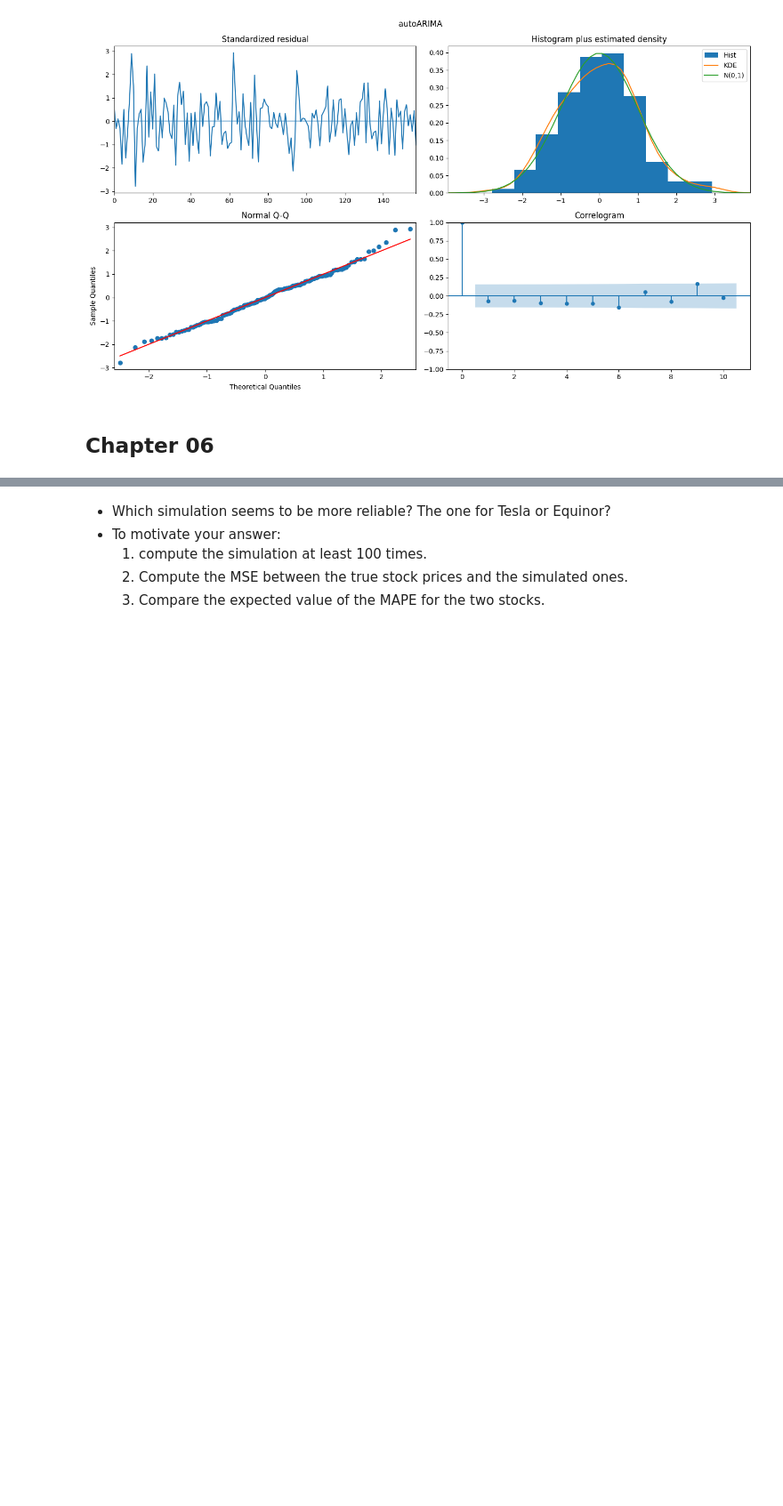
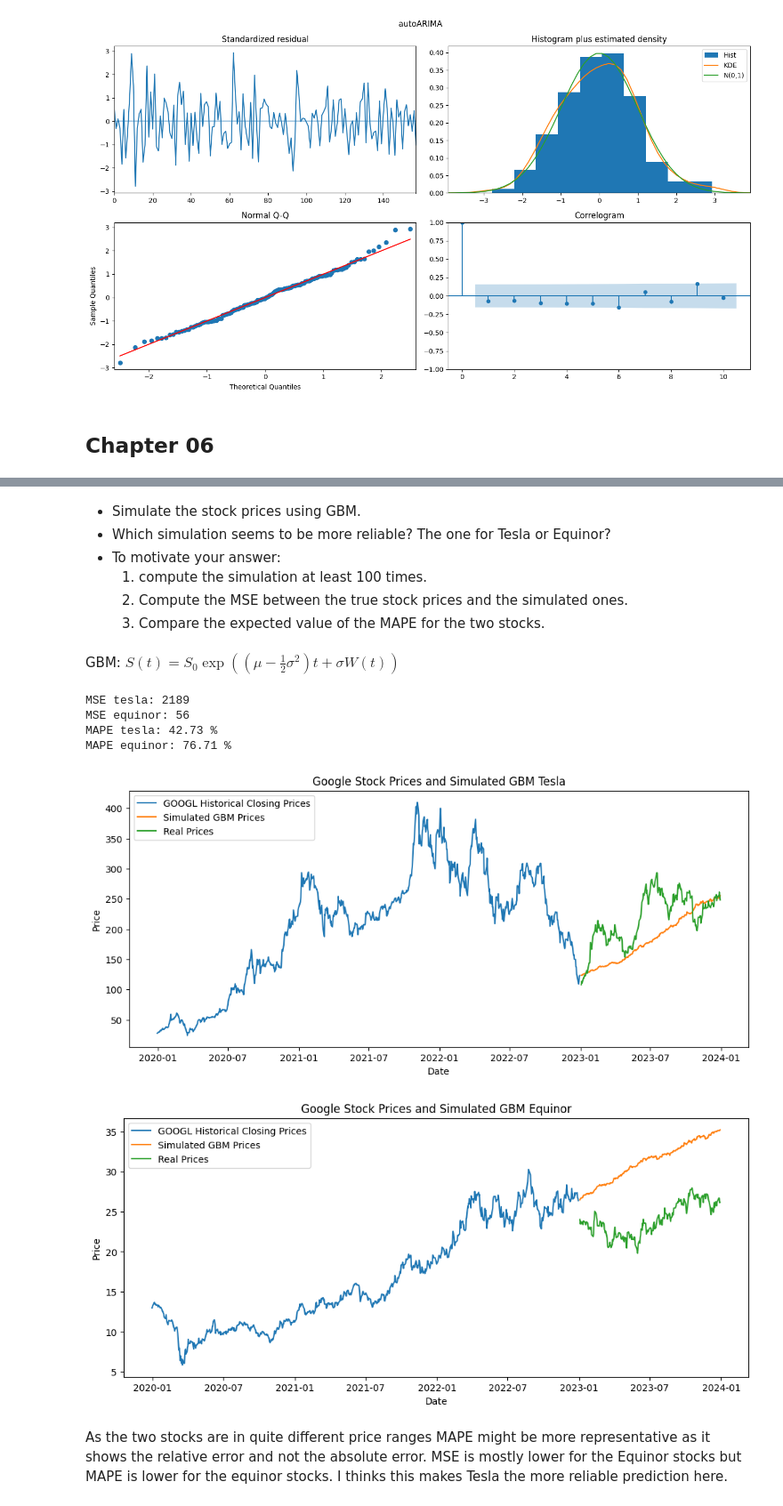
Before and after one commit to Selkief/python-time-series-handbook, a Jupyter notebook: exercises5-8.ipynb, the cells around one changed output, grey strips where cells are left out. Shown at 89% size. Saved outputs shown, nothing was run; the diff lists cells and outputs as text; code cells hidden in the pictures; blank space fills up the shorter version.

```diff
--- a/exercises5-8.ipynb
+++ b/exercises5-8.ipynb
@@ -401,6 +536,86 @@ plt.tight_layout()
 # %% [markdown]
+- Simulate the stock prices using GBM.
 - Which simulation seems to be more reliable? The one for Tesla or Equinor?
 - To motivate your answer:
     1. compute the simulation at least 100 times.
     2. Compute the MSE between the true stock prices and the simulated ones.
     3. Compare the expected value of the MAPE for the two stocks.
+# %% [markdown]
+GBM: $S(t) = S_0 \exp\left((\mu - \frac{1}{2} \sigma^2)t + \sigma W(t)\right)$
+# %%
+##set up parameters for GBM
+#identical for both ts:
+T = 1  #time period in years (for the prediction)
+N = int(len(tesla)/3)-2 #number of timesteps
+dt = T/N #time step in years
+t  = np.linspace(0, T, N)
+#tesla
+S0_tesla = tesla[-1] #last point in the data
+mu_tesla = data_t["Close"].pct_change().mean() * N #annualized mean
+sigma_tesla = data_t["Close"].pct_change().std() * np.sqrt(N) #annualized std
+#equinor
+S0_equinor = equinor[-1]
+mu_equinor = data_e["Close"].pct_change().mean() * N
+sigma_equinor= data_e["Close"].pct_change().std() * np.sqrt(N)
+
+#calculate GBM for 100 paths
+def GBM_simulation(mu, sigma, time_step, S0):
+    paths = []
+    for _ in range(100):
+        W = np.cumsum(np.random.standard_normal(size=N))*np.sqrt(dt)
+        X = (mu - 0.5 * sigma**2) * time_step + sigma * W
+        paths.append(S0 * np.exp(X))
+    path_mean = np.array(paths).mean(axis=0)
+    path_std = np.array(paths).std(axis=0)
+    return path_mean, path_std
+
+GBM_tesla_m, GBM_tesla_std = GBM_simulation(mu_tesla, sigma_tesla, t, S0_tesla)
+GBM_equinor_m, GBM_equinor_std = GBM_simulation(mu_equinor, sigma_equinor, t, S0_equinor)
+
+#download real data for the following year to compare to simulation
+tesla_compare = get_data('TSLA', start='2022-12-31', end='2023-12-31')
+equinor_compare = get_data('EQNR', start='2022-12-31', end='2023-12-31')
+
+#plot of the simulated GBM and the real stock prices
+plt.figure(figsize=(12, 5))
+plt.plot(data_t["Close"].index, tesla, label='GOOGL Historical Closing Prices')
+plt.plot(tesla_compare["Close"].index, GBM_tesla_m, label='Simulated GBM Prices')
+#plt.fill_between(tesla_compare["Close"].index, GBM_tesla_m-0.05*GBM_tesla_std, GBM_tesla_m+0.05*GBM_tesla_std, color='tab:orange', alpha=0.2, label='95% CI')
+plt.plot(tesla_compare['Close'], label='Real Prices')
+plt.legend(loc='upper left')
+plt.title('Google Stock Prices and Simulated GBM Tesla')
+plt.xlabel('Date')
+plt.ylabel('Price')
+
+plt.figure(figsize=(12, 5))
+plt.plot(data_e["Close"].index, equinor, label='GOOGL Historical Closing Prices')
+plt.plot(equinor_compare["Close"].index, GBM_equinor_m, label='Simulated GBM Prices')
+#plt.fill_between(tesla_compare["Close"].index, GBM_tesla_m-0.05*GBM_tesla_std, GBM_tesla_m+0.05*GBM_tesla_std, color='tab:orange', alpha=0.2, label='95% CI')
+plt.plot(equinor_compare['Close'], label='Real Prices')
+plt.legend(loc='upper left')
+plt.title('Google Stock Prices and Simulated GBM Equinor')
+plt.xlabel('Date')
+plt.ylabel('Price')
+
+#calculate MSE between predicted and real
+tesla_mse = mse(GBM_tesla_m, tesla_compare["Close"], axis=0)
+equinor_mse = mse(GBM_equinor_m, equinor_compare["Close"], axis=0)
+
+print(f"MSE tesla: {tesla_mse:.0f}")
+print(f"MSE equinor: {equinor_mse:.0f}")
+
+#calculate expected MAPE for both stocks
+tesla_mape = np.sum( (np.abs((tesla_compare["Close"] - GBM_tesla_m)/tesla_compare["Close"])) ).mean()
+equinor_mape = np.sum( (np.abs((equinor_compare["Close"] - GBM_equinor_m)/equinor_compare["Close"])) ).mean()
+
+print(f"MAPE tesla: {tesla_mape:.2f} %")
+print(f"MAPE equinor: {equinor_mape:.2f} %")
+# %% [output]
+MSE tesla: 2189
+MSE equinor: 56
+MAPE tesla: 42.73 %
+MAPE equinor: 76.71 %
+[figure, added]
+[figure, added]
+# %% [markdown]
+As the two stocks are in quite different price ranges MAPE might be more representative as it shows the relative error and not the absolute error. MSE is mostly lower for the Equinor stocks but MAPE is lower for the equinor stocks. I thinks this makes Tesla the more reliable prediction here.
```
Also changed, not shown: parts of 15 cells of this notebook.
